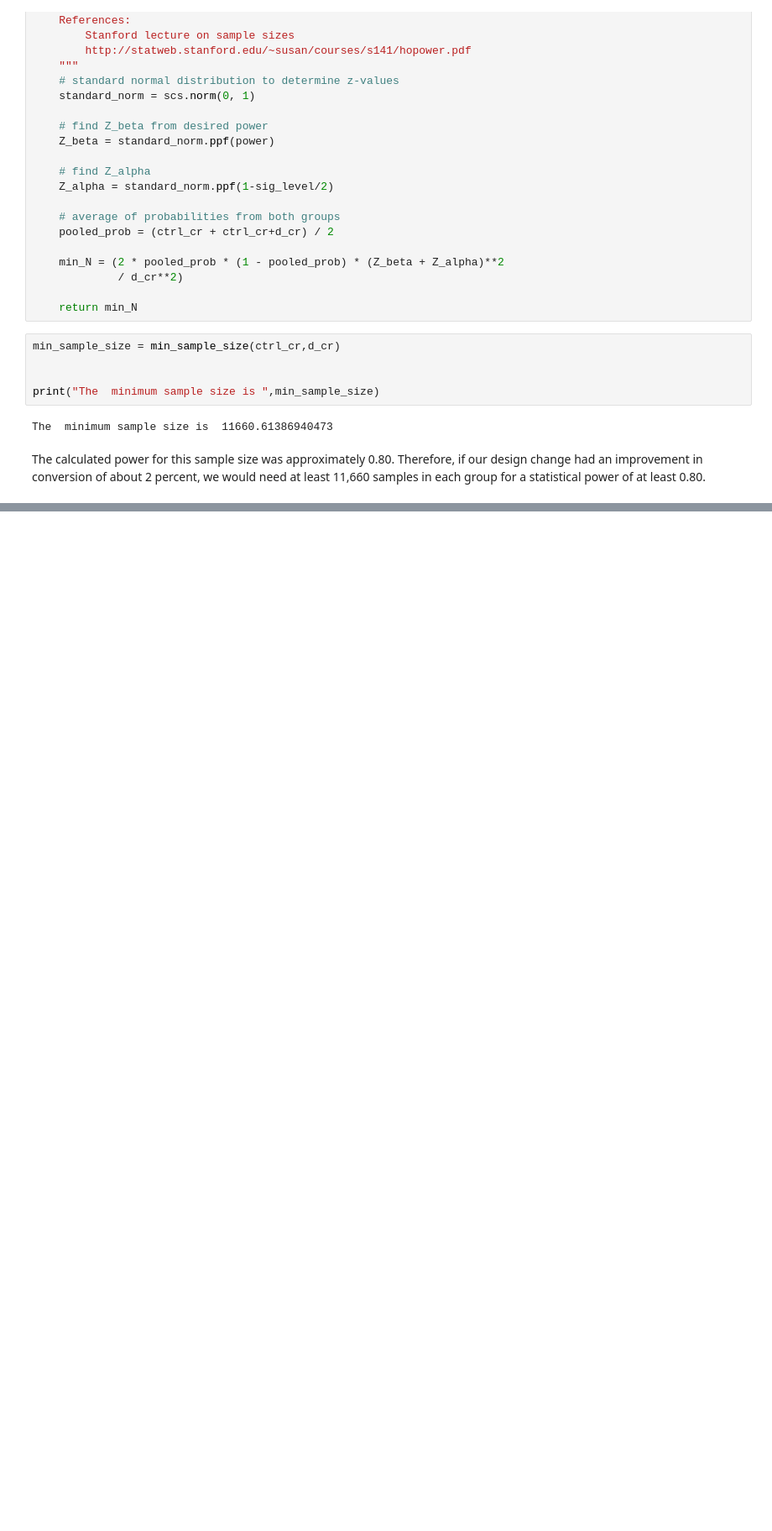
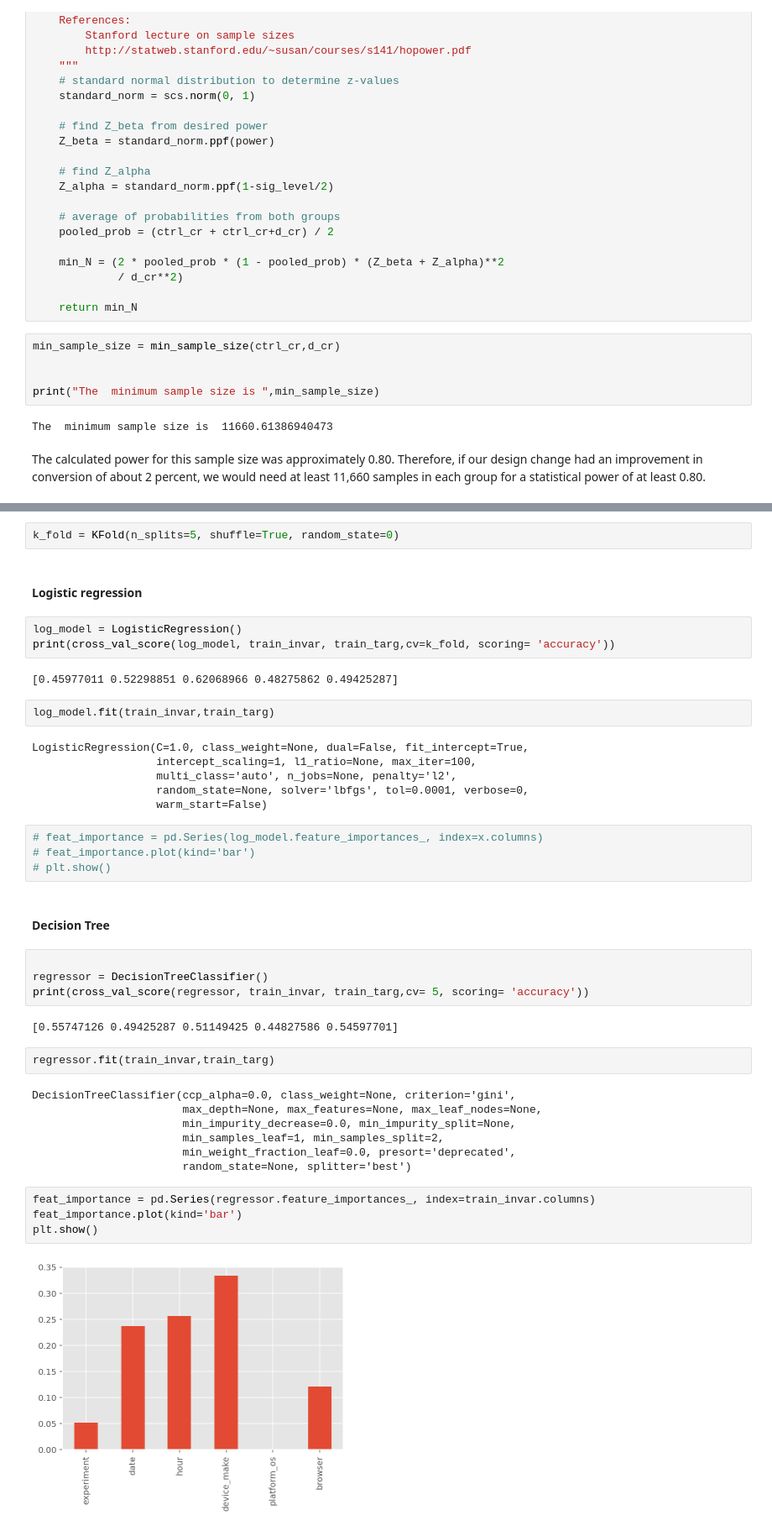
Before and after one commit to muluwork-shegaw/10Acad_week4, a Jupyter notebook: AB_Testing.ipynb, the cells around one changed output, grey strips where cells are left out. Shown at 84% size. Drawn from its saved outputs; the diff is of its cells as text; blank space fills up the shorter version.

```diff
--- a/AB_Testing.ipynb
+++ b/AB_Testing.ipynb
@@ -339,0 +423,44 @@ The calculated power for this sample size was approximately 0.80. Therefore, if
+# %%
+k_fold = KFold(n_splits=5, shuffle=True, random_state=0)
+# %% [markdown]
+#### Logistic regression
+# %%
+log_model = LogisticRegression()
+print(cross_val_score(log_model, train_invar, train_targ,cv=k_fold, scoring= 'accuracy'))
+# %% [output]
+[0.45977011 0.52298851 0.62068966 0.48275862 0.49425287]
+# %%
+log_model.fit(train_invar,train_targ)
+# %% [output]
+LogisticRegression(C=1.0, class_weight=None, dual=False, fit_intercept=True,
+                   intercept_scaling=1, l1_ratio=None, max_iter=100,
+                   multi_class='auto', n_jobs=None, penalty='l2',
+                   random_state=None, solver='lbfgs', tol=0.0001, verbose=0,
+                   warm_start=False)
+# %%
+# feat_importance = pd.Series(log_model.feature_importances_, index=x.columns)
+# feat_importance.plot(kind='bar')
+# plt.show()
+# %% [markdown]
+#### Decision Tree
+# %%
+
+regressor = DecisionTreeClassifier()
+print(cross_val_score(regressor, train_invar, train_targ,cv= 5, scoring= 'accuracy'))
+# %% [output]
+[0.55747126 0.49425287 0.51149425 0.44827586 0.54597701]
+# %%
+regressor.fit(train_invar,train_targ)
+# %% [output]
+DecisionTreeClassifier(ccp_alpha=0.0, class_weight=None, criterion='gini',
+                       max_depth=None, max_features=None, max_leaf_nodes=None,
+                       min_impurity_decrease=0.0, min_impurity_split=None,
+                       min_samples_leaf=1, min_samples_split=2,
+                       min_weight_fraction_leaf=0.0, presort='deprecated',
+                       random_state=None, splitter='best')
+# %%
+feat_importance = pd.Series(regressor.feature_importances_, index=train_invar.columns)
+feat_importance.plot(kind='bar')
+plt.show()
+# %% [output]
+[figure, added]
```
Also changed, not shown: parts of 25 cells of this notebook.
